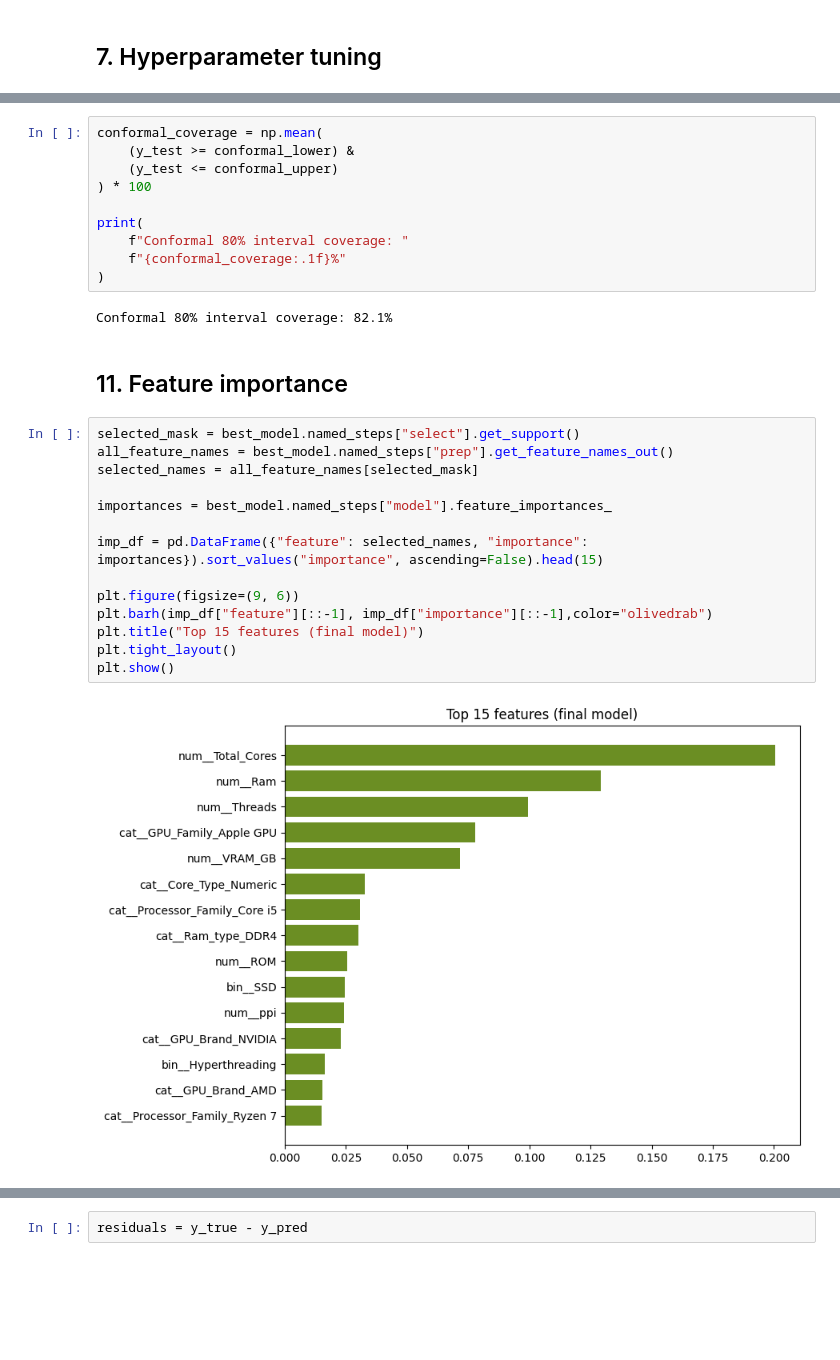
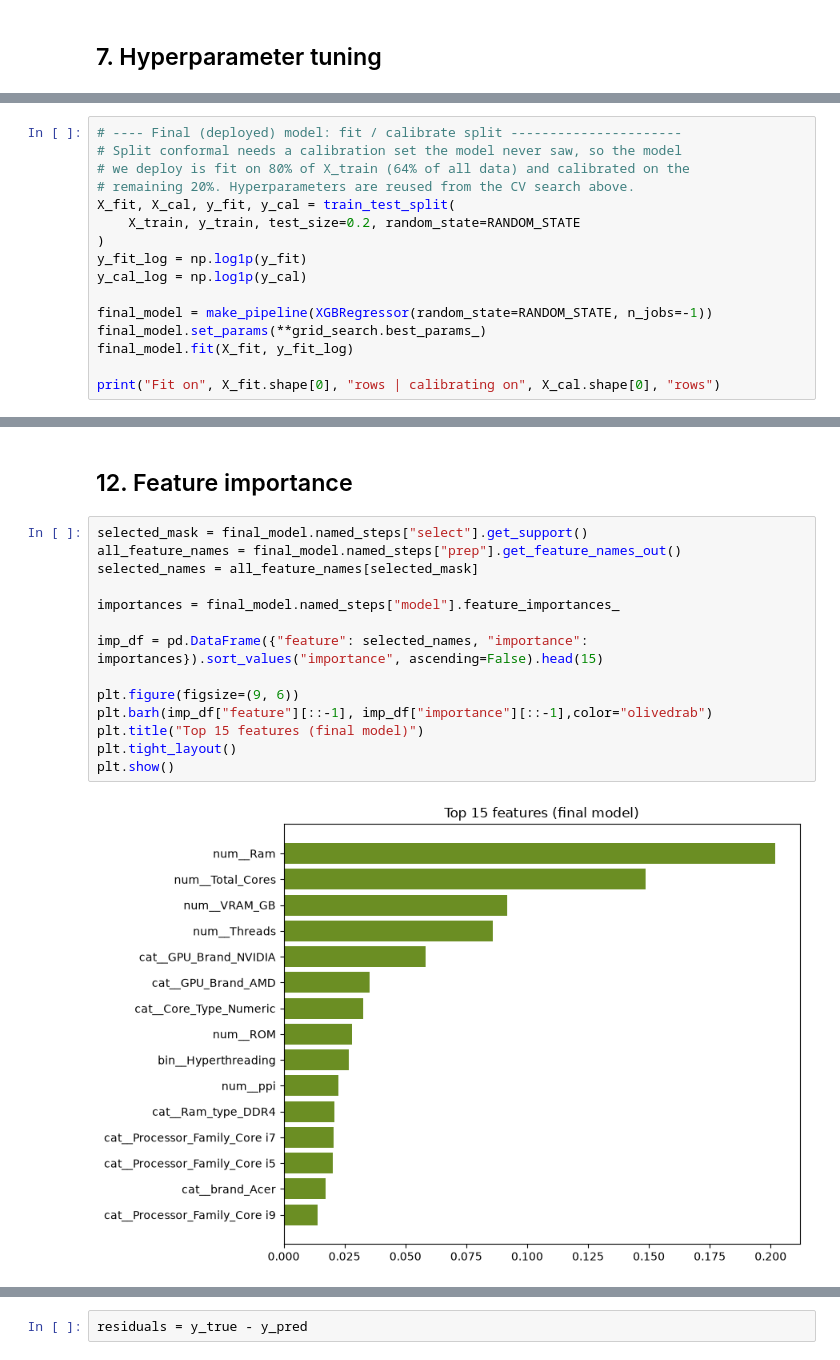
Before and after one commit to avishkarjadhav47/conformal-laptop-valuation, a Jupyter notebook: main.ipynb, the cells around one changed output, grey strips where cells are left out. Saved outputs shown, nothing was run; the diff lists cells and outputs as text; blank space fills up the shorter version.

Commit message:
Fix conformal interval: single model for point estimate and bounds

```diff
--- a/main.ipynb
+++ b/main.ipynb
@@ -308,0 +312,16 @@ Best params: {'model__learning_rate': 0.075, 'model__max_depth': 4, 'model__min_
+# %%
+# ---- Final (deployed) model: fit / calibrate split ----------------------
+# Split conformal needs a calibration set the model never saw, so the model
+# we deploy is fit on 80% of X_train (64% of all data) and calibrated on the
+# remaining 20%. Hyperparameters are reused from the CV search above.
+X_fit, X_cal, y_fit, y_cal = train_test_split(
+    X_train, y_train, test_size=0.2, random_state=RANDOM_STATE
+)
+y_fit_log = np.log1p(y_fit)
+y_cal_log = np.log1p(y_cal)
+
+final_model = make_pipeline(XGBRegressor(random_state=RANDOM_STATE, n_jobs=-1))
+final_model.set_params(**grid_search.best_params_)
+final_model.fit(X_fit, y_fit_log)
+
+print("Fit on", X_fit.shape[0], "rows | calibrating on", X_cal.shape[0], "rows")
@@ -433,31 +419,19 @@ conformal_upper = np.expm1(upper_log)
-# %%
-conformal_coverage = np.mean(
-    (y_test >= conformal_lower) &
-    (y_test <= conformal_upper)
-) * 100
-
-print(
-    f"Conformal 80% interval coverage: "
-    f"{conformal_coverage:.1f}%"
-)
-# %% [output]
-Conformal 80% interval coverage: 82.1%
 # %% [markdown]
-## 11. Feature importance
+## 12. Feature importance
 # %%
-selected_mask = best_model.named_steps["select"].get_support()
-all_feature_names = best_model.named_steps["prep"].get_feature_names_out()
+selected_mask = final_model.named_steps["select"].get_support()
+all_feature_names = final_model.named_steps["prep"].get_feature_names_out()
 selected_names = all_feature_names[selected_mask]
 
-importances = best_model.named_steps["model"].feature_importances_
+importances = final_model.named_steps["model"].feature_importances_
 
 imp_df = pd.DataFrame({"feature": selected_names, "importance": importances}).sort_values("importance", ascending=False).head(15)
 
 plt.figure(figsize=(9, 6))
 plt.barh(imp_df["feature"][::-1], imp_df["importance"][::-1],color="olivedrab")
 plt.title("Top 15 features (final model)")
 plt.tight_layout()
 plt.show()
 # %% [output]
-[figure, old version]
+[figure, new version]
 # %% [markdown]
```
Also changed, not shown: parts of 28 cells of this notebook, 14 other files.
